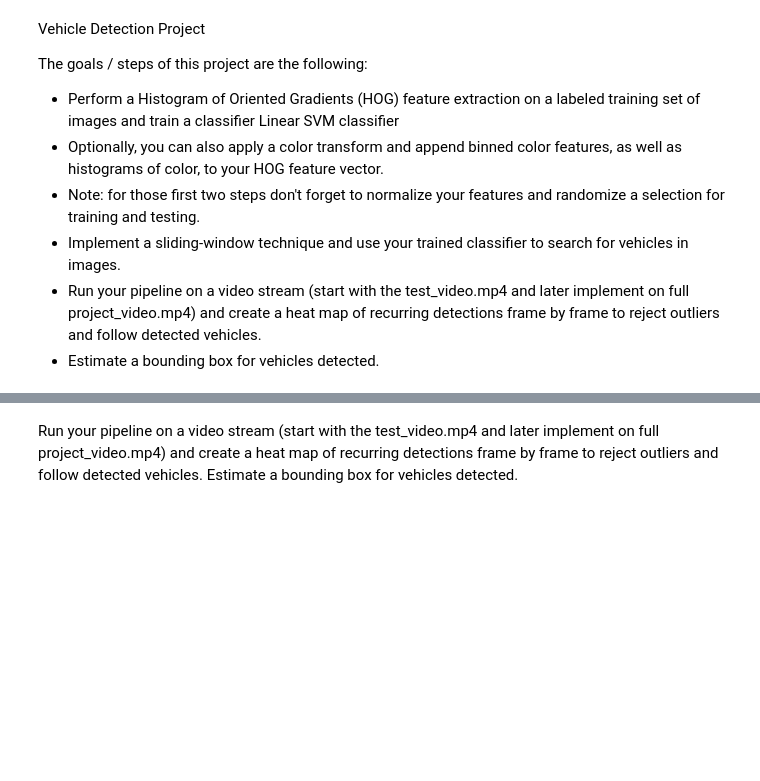
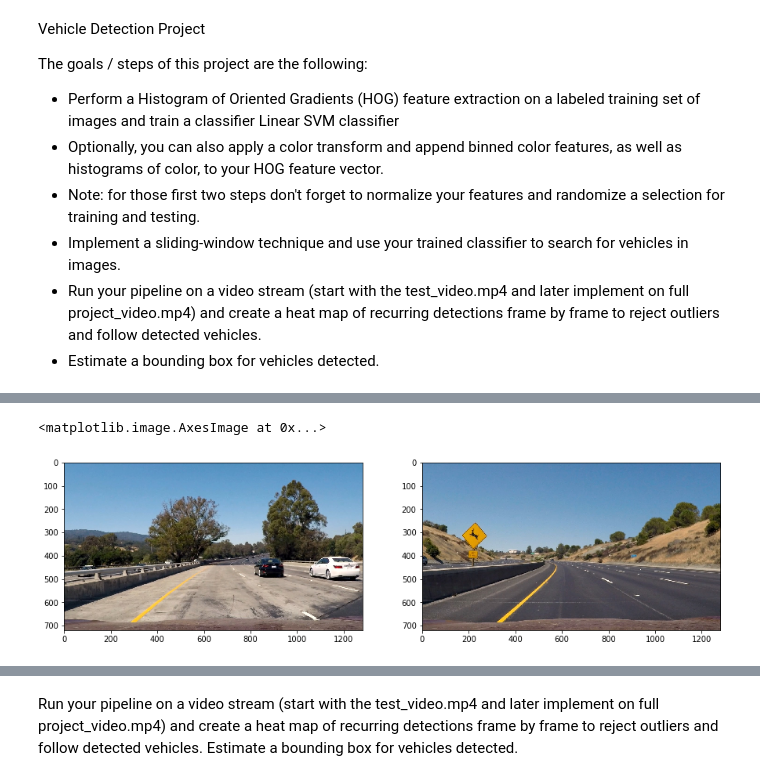
Before and after one commit to matrix-revolution/CarND-Vehicle-Detection, a Jupyter notebook: VehicleDetection.ipynb, the cells around one changed output, grey strips where cells are left out. Cells and saved outputs as stored; diff of their text form; code cells hidden in the pictures; blank space fills up the shorter version.

```diff
--- a/VehicleDetection.ipynb
+++ b/VehicleDetection.ipynb
@@ -357,0 +442,9 @@ plt.imshow(window_img)
+# %%
+car_img_test = cv2.cvtColor(cv2.imread('test_images/test1.jpg'), cv2.COLOR_BGR2RGB)
+notcar_img_test = cv2.cvtColor(cv2.imread('test_images/test2.jpg'), cv2.COLOR_BGR2RGB)
+fig, (car, no_car) = plt.subplots(1, 2, figsize=(15,15))
+car.imshow(car_img_test)
+no_car.imshow(notcar_img_test)
+# %% [output]
+<matplotlib.image.AxesImage at 0x...>
+[figure, added]
```
Also changed, not shown: parts of 49 cells of this notebook, 1 other file.
